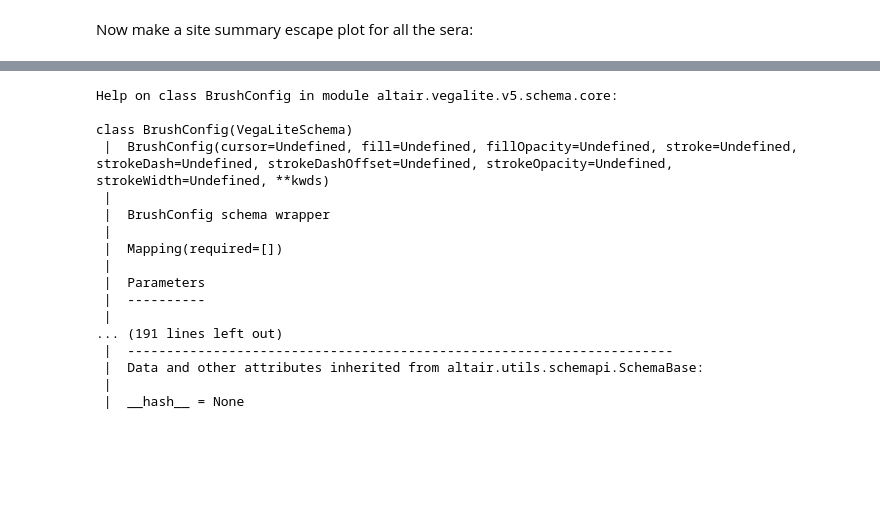
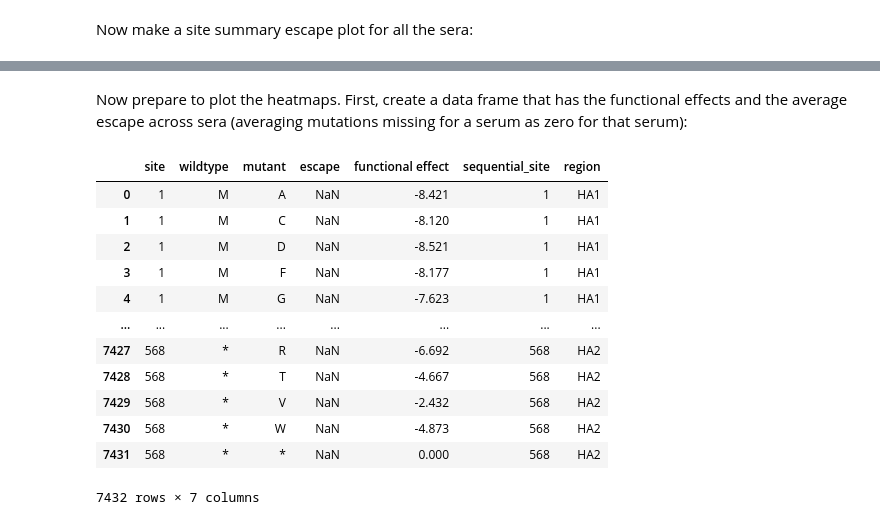
Before and after one commit to dms-vep/Flu_H5_American-Wigeon_South-Carolina_2021-H5N1_DMS, a Jupyter notebook: notebooks/all_sera_escape.ipynb, the cells around one changed output, grey strips where cells are left out. Cells and saved outputs as stored; diff of their text form; code cells hidden in the pictures; blank space fills up the shorter version.

Commit message:
make heatmap base

```diff
--- a/notebooks/all_sera_escape.ipynb
+++ b/notebooks/all_sera_escape.ipynb
@@ -292,23 +313,43 @@ site_chart = alt.vconcat(
 site_chart
 # %% [output]
 [interactive output not drawn]
-# %%
-help(alt.BrushConfig)
-# %% [output]
-Help on class BrushConfig in module altair.vegalite.v5.schema.core:
-
-class BrushConfig(VegaLiteSchema)
- |  BrushConfig(cursor=Undefined, fill=Undefined, fillOpacity=Undefined, stroke=Undefined, strokeDash=Undefined, strokeDashOffset=Undefined, strokeOpacity=Undefined, strokeWidth=Undefined, **kwds)
- |
- |  BrushConfig schema wrapper
- |
- |  Mapping(required=[])
- |
- |  Parameters
- |  ----------
- |
-... (191 lines left out)
- |  ----------------------------------------------------------------------
- |  Data and other attributes inherited from altair.utils.schemapi.SchemaBase:
- |
- |  __hash__ = None
+# %% [markdown]
+Now prepare to plot the heatmaps.
+First, create a data frame that has the functional effects and the average escape across sera (averaging mutations missing for a serum as zero for that serum):
+# %%
+heatmap_data = (
+    pd.concat(
+        [
+            escape,
+            # add wildtype with zero escape
+            (
+                escape
+                [["site", "wildtype"]]
+                .drop_duplicates()
+                .assign(mutant=lambda x: x["wildtype"])
+            ),
+        ],
+        ignore_index=True,
+    )
+    .fillna(0)
+    .assign(escape=lambda x: x[list(sera)].mean(axis=1))
+    .drop(columns=list(sera))
+    .merge(func_effects, validate="one_to_one", how="right")
+    .drop(columns="site_mutant")
+)
+
+heatmap_data
+# %% [output]
+|  | site | wildtype | mutant | escape | functional effect | sequential_site | region |
+| 0 | 1 | M | A | NaN | -8.421 | 1 | HA1 |
+| 1 | 1 | M | C | NaN | -8.120 | 1 | HA1 |
+| 2 | 1 | M | D | NaN | -8.521 | 1 | HA1 |
+| 3 | 1 | M | F | NaN | -8.177 | 1 | HA1 |
+| 4 | 1 | M | G | NaN | -7.623 | 1 | HA1 |
+| ... | ... | ... | ... | ... | ... | ... | ... |
+| 7427 | 568 | * | R | NaN | -6.692 | 568 | HA2 |
+| 7428 | 568 | * | T | NaN | -4.667 | 568 | HA2 |
+| 7429 | 568 | * | V | NaN | -2.432 | 568 | HA2 |
+| 7430 | 568 | * | W | NaN | -4.873 | 568 | HA2 |
+| 7431 | 568 | * | * | NaN | 0.000 | 568 | HA2 |
+7432 rows × 7 columns
```
Also changed, not shown: parts of 5 cells of this notebook.
